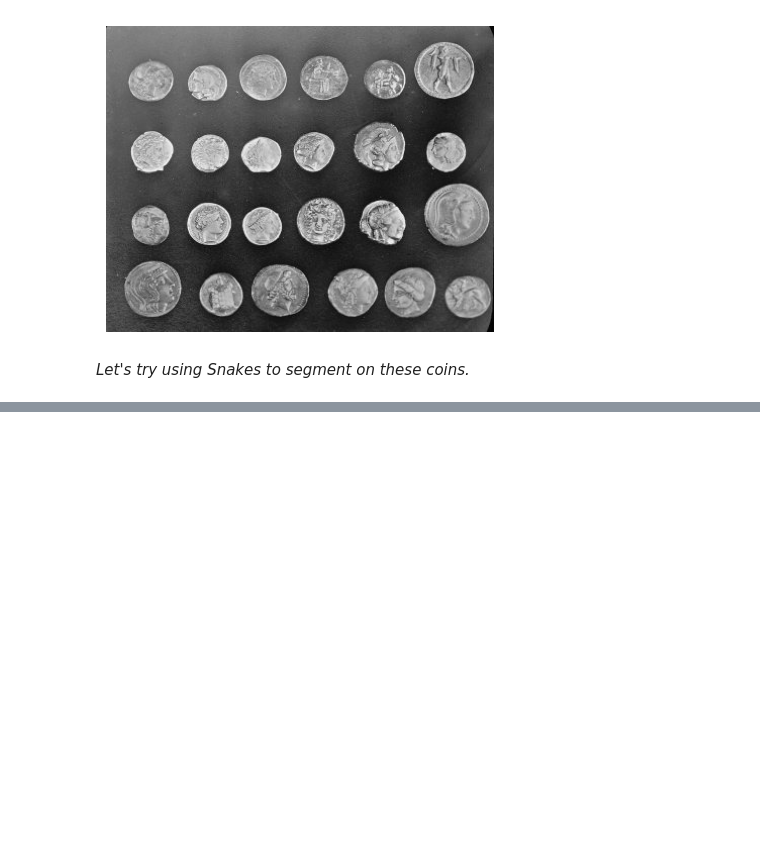
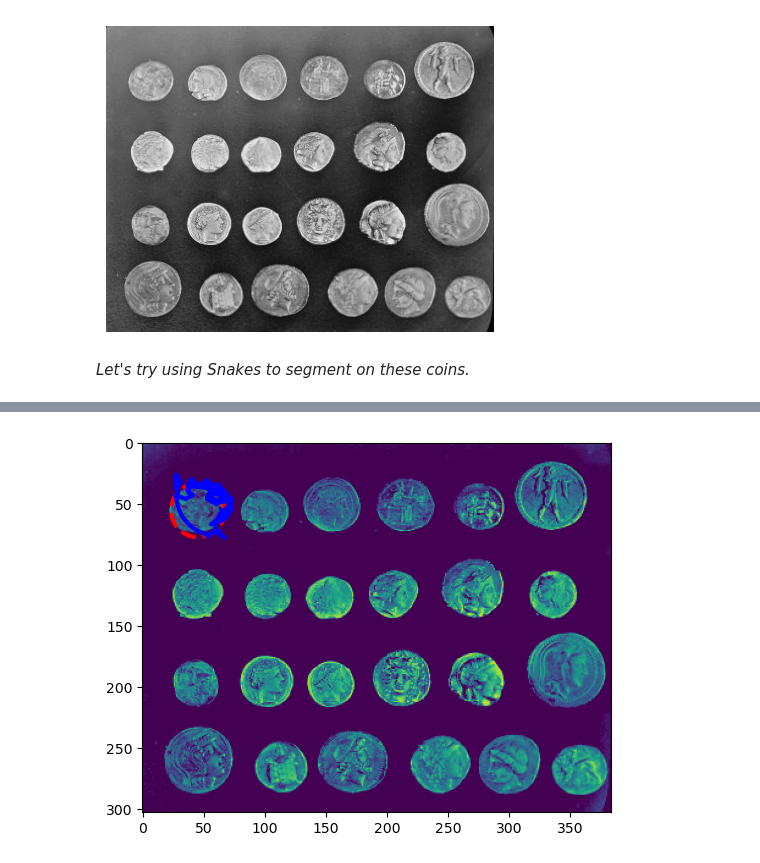
Before and after one commit to aliciaroberts/ImageAnalysisFinalProject, a Jupyter notebook: segmentation/snakes.ipynb, the cells around one changed output, grey strips where cells are left out. Saved outputs shown, nothing was run; the diff lists cells and outputs as text; code cells hidden in the pictures; blank space fills up the shorter version.

```diff
--- a/segmentation/snakes.ipynb
+++ b/segmentation/snakes.ipynb
@@ -27,0 +84,12 @@ _Let's try using Snakes to segment on these coins._
+# %%
+# let's try snakes on this!
+
+points = circle_points(400, [55,45], 22)[:-1]
+
+snake = seg.active_contour(coinGauss, points)
+
+plt.imshow(coinGauss)
+plt.plot(points[:, 0], points[:, 1], '--r', lw=3)
+plt.plot(snake[:, 0], snake[:, 1], '-b', lw=3);
+# %% [output]
+[figure, added]
```
Also changed, not shown: parts of 5 cells of this notebook, 1 other file.
